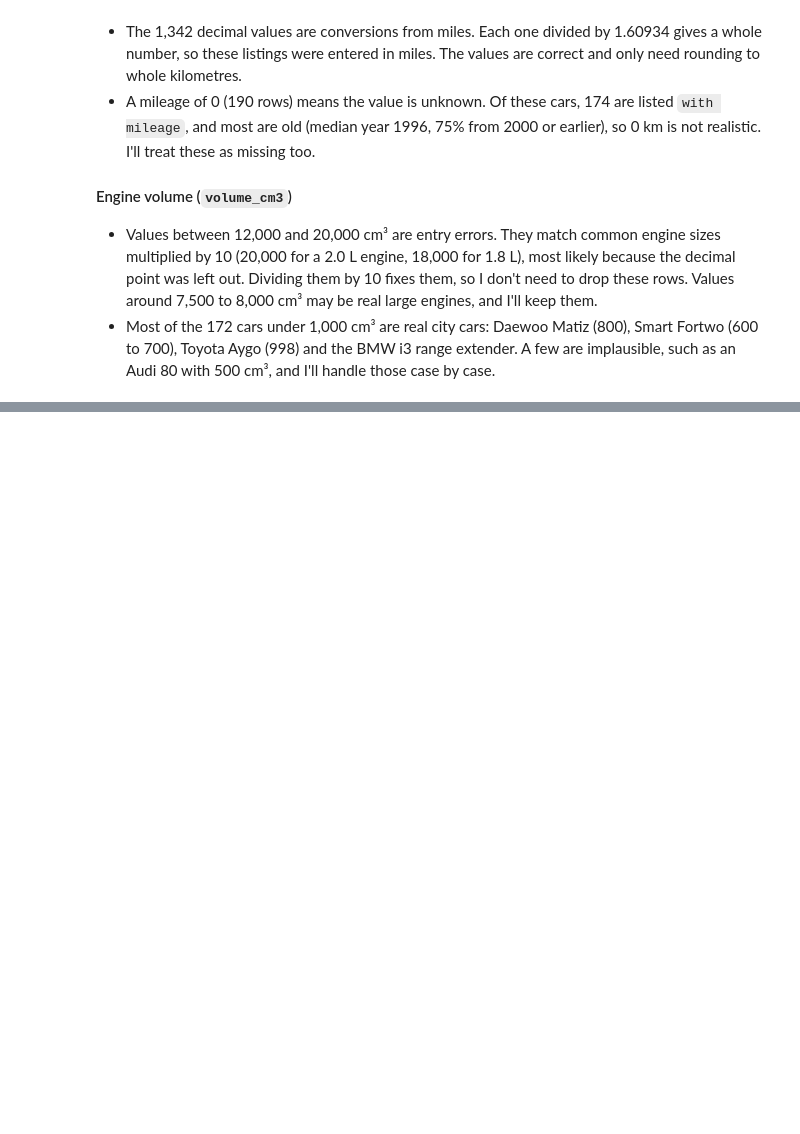
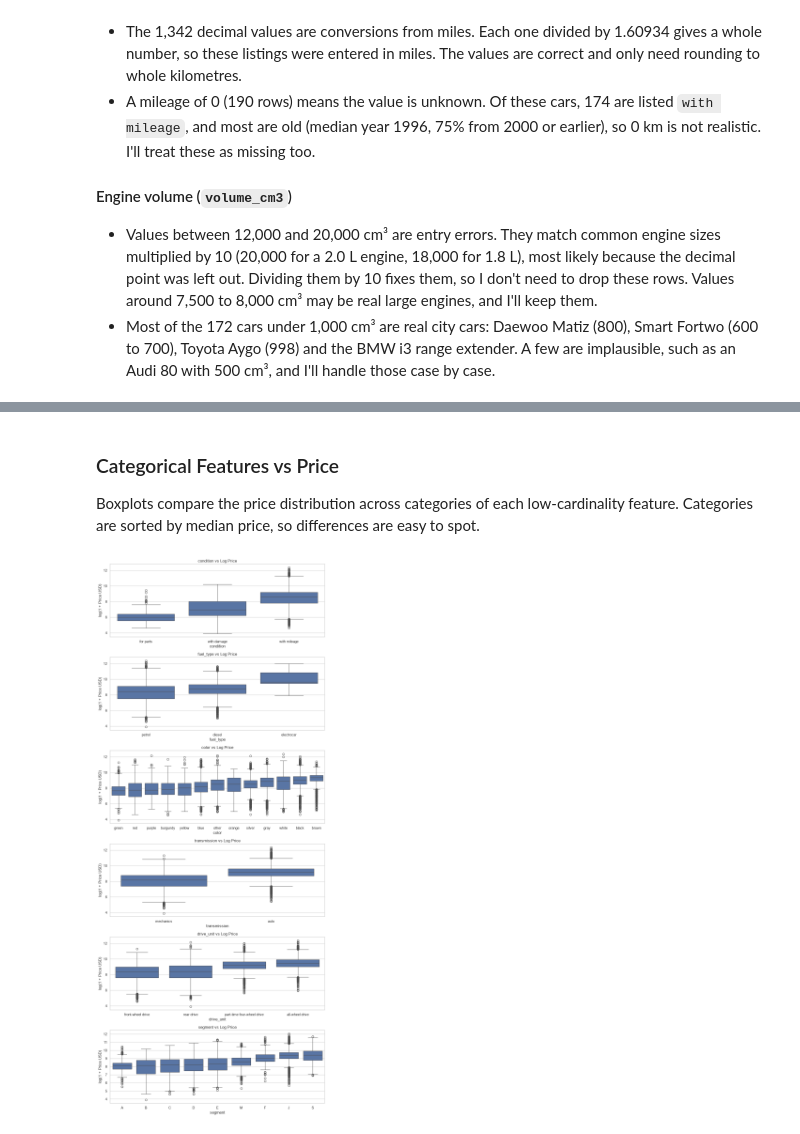
Before and after one commit to VukasinJ-dev/car-price-prediction, a Jupyter notebook: notebooks/01_eda.ipynb, the cells around one changed output, grey strips where cells are left out. Cells and saved outputs as stored; diff of their text form; code cells hidden in the pictures; blank space fills up the shorter version.

```diff
--- a/notebooks/01_eda.ipynb
+++ b/notebooks/01_eda.ipynb
@@ -563,0 +648,21 @@ Name: count, dtype: int64
+# %% [markdown]
+### Categorical Features vs Price
+
+Boxplots compare the price distribution across categories of each low-cardinality feature. Categories are sorted by median price, so differences are easy to spot.
+# %%
+cat_cols = ["condition", 'fuel_type', 'color', 'transmission', 'drive_unit', 'segment']
+
+fig, axes = plt.subplots(len(cat_cols), 1, figsize=(10, 4 * len(cat_cols)))
+log_price = np.log1p(df["price_usd"])
+
+for i, col in enumerate(cat_cols):
+    order = log_price.groupby(df[col]).median().sort_values().index
+    sns.boxplot(x=df[col], y=log_price, order=order, ax=axes[i])
+    axes[i].set_title(f"{col} vs Log Price")
+    axes[i].set_ylabel("log(1 + Price USD)")
+
+plt.tight_layout()
+plt.savefig("../reports/figures/categorical_features_vs_log_price.png", dpi=300, bbox_inches="tight")
+plt.show()
+# %% [output]
+[figure, added]
```
Also changed, not shown: parts of 11 cells of this notebook, 4 other files.
